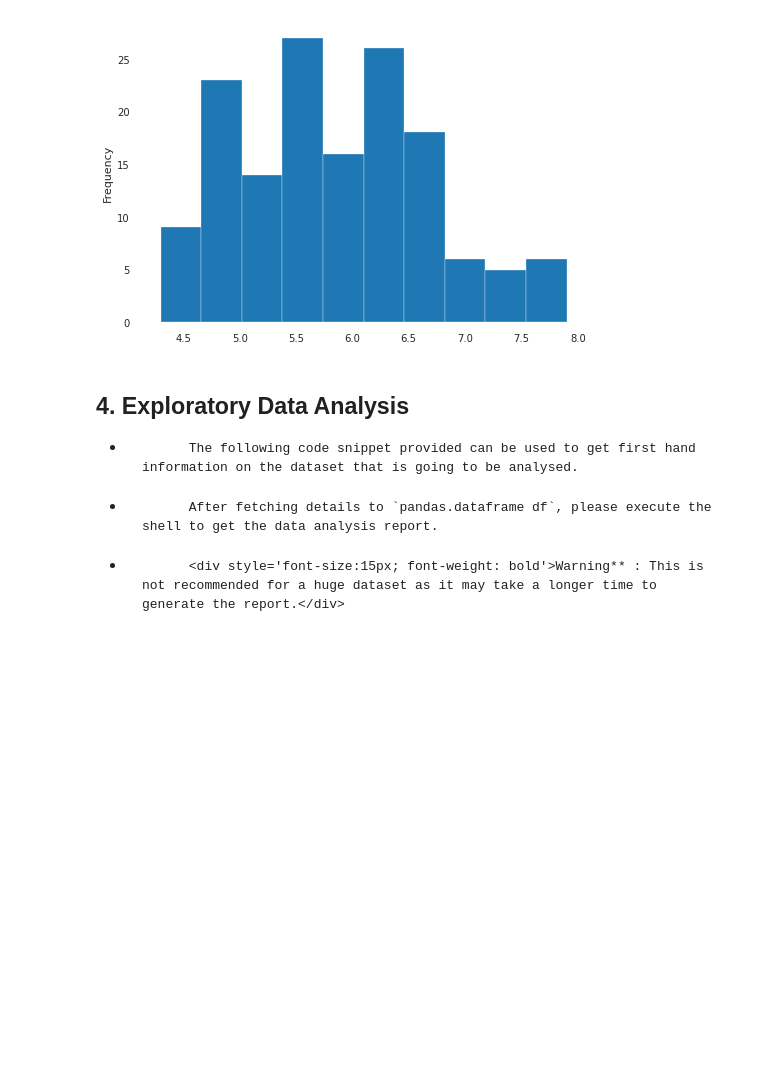
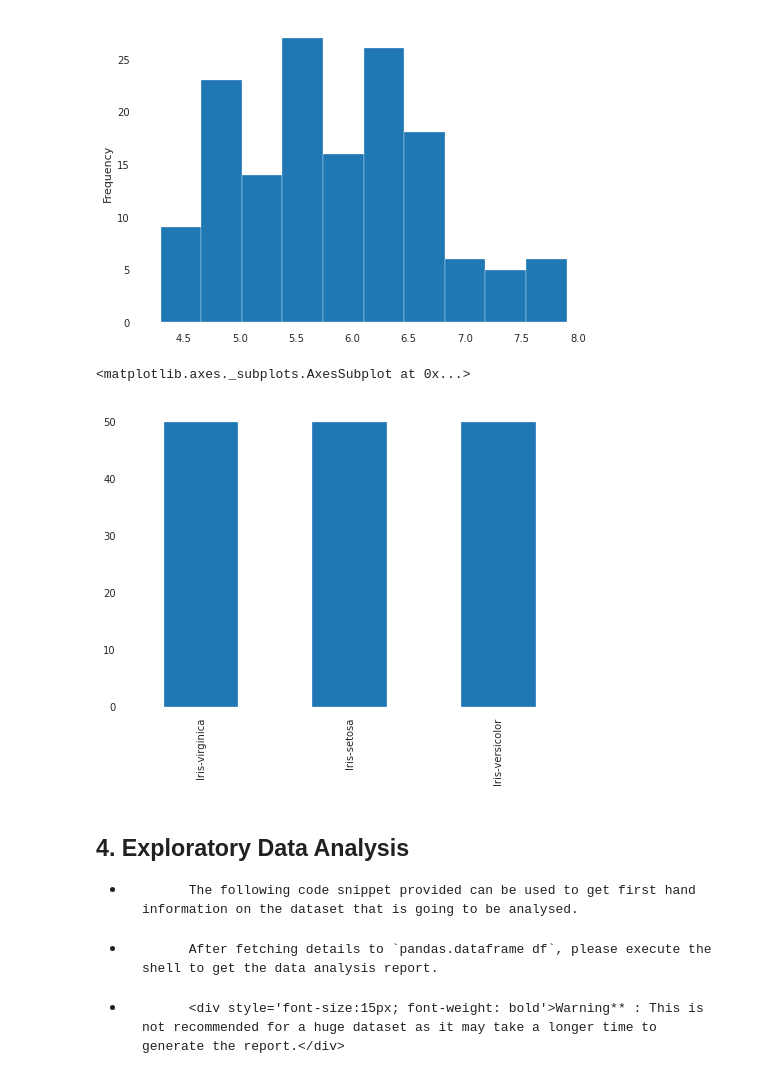
Before and after one commit to iborntolearn/nbdemo, a Jupyter notebook: Test_Iris_Git.ipynb, the cells around one changed output. Drawn from its saved outputs; the diff is of its cells as text; code cells hidden in the pictures; blank space fills up the shorter version.

```diff
--- a/Test_Iris_Git.ipynb
+++ b/Test_Iris_Git.ipynb
@@ -83,6 +85,11 @@ df['SepalLengthCm'].plot(kind='hist')
 # %% [output]
 <matplotlib.axes._subplots.AxesSubplot at 0x...>
 [figure]
+# %%
+df['Species'].value_counts().plot(kind='bar')
+# %% [output]
+<matplotlib.axes._subplots.AxesSubplot at 0x...>
+[figure, added]
 # %% [markdown]
 ## 4. Exploratory Data Analysis
 * 			The following code snippet provided can be used to get first hand information on the dataset that is going to be analysed.
```
Also changed, not shown: parts of 2 cells of this notebook.
